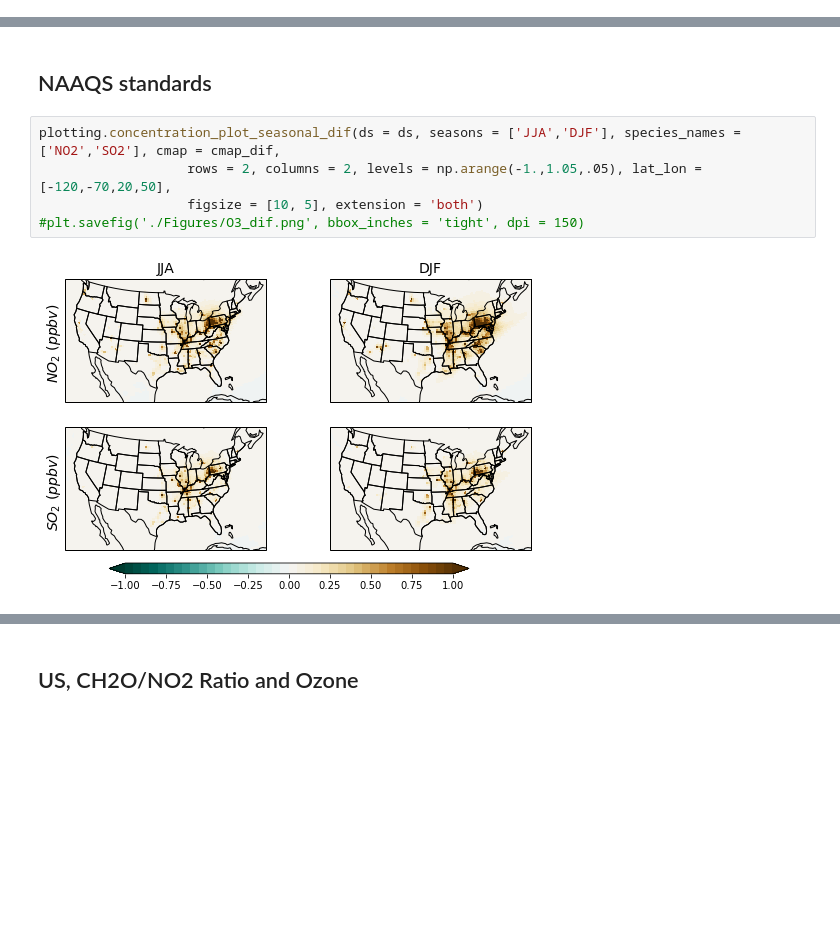
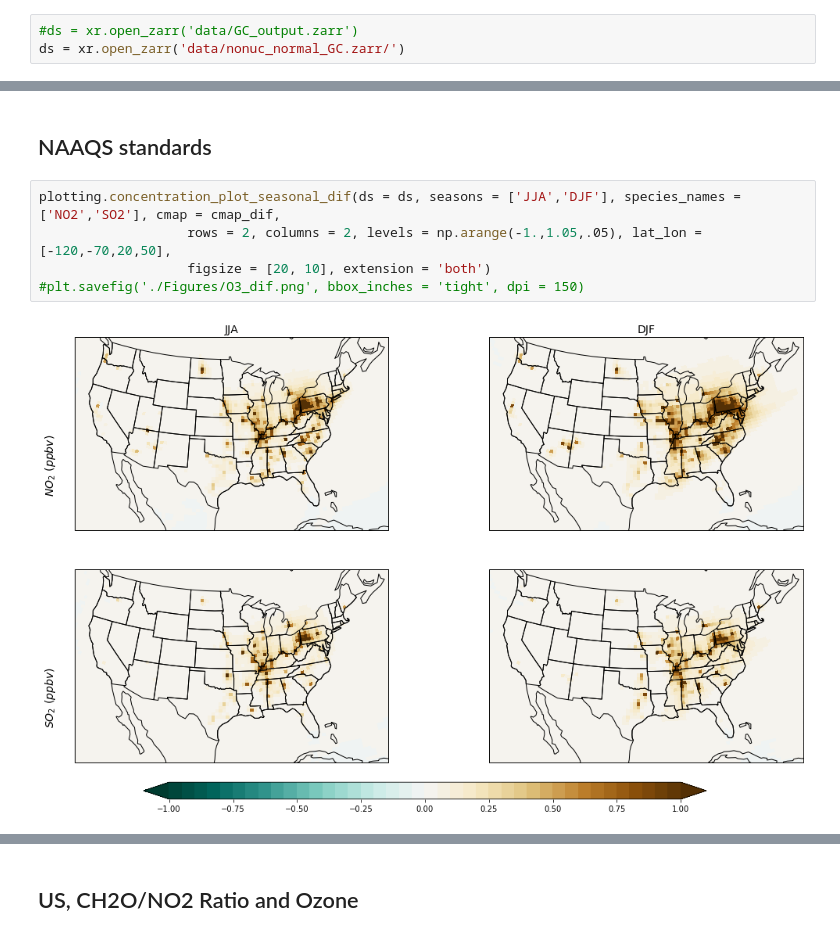
Before and after one commit to lfreese/us-ego, a Jupyter notebook: ego_nonuclear_project/normal-nonuc-analysis.ipynb, the cells around one changed output, grey strips where cells are left out. Saved outputs shown, nothing was run; the diff lists cells and outputs as text; blank space fills up the shorter version.

```diff
--- a/ego_nonuclear_project/normal-nonuc-analysis.ipynb
+++ b/ego_nonuclear_project/normal-nonuc-analysis.ipynb
@@ -116,0 +43,3 @@ title :
+# %%
+#ds = xr.open_zarr('data/GC_output.zarr')
+ds = xr.open_zarr('data/nonuc_normal_GC.zarr/')
@@ -187,7 +132,7 @@ plotting.concentration_plot_seasonal_dif(ds = ds, seasons = ['JJA','DJF'], speci
 # %%
 plotting.concentration_plot_seasonal_dif(ds = ds, seasons = ['JJA','DJF'], species_names = ['NO2','SO2'], cmap = cmap_dif,
                    rows = 2, columns = 2, levels = np.arange(-1.,1.05,.05), lat_lon = [-120,-70,20,50],
-                   figsize = [10, 5], extension = 'both')
+                   figsize = [20, 10], extension = 'both')
 #plt.savefig('./Figures/O3_dif.png', bbox_inches = 'tight', dpi = 150)
 # %% [output]
-[figure, old version]
+[figure, new version]
```
Also changed, not shown: parts of 15 cells of this notebook, 20 other files.
